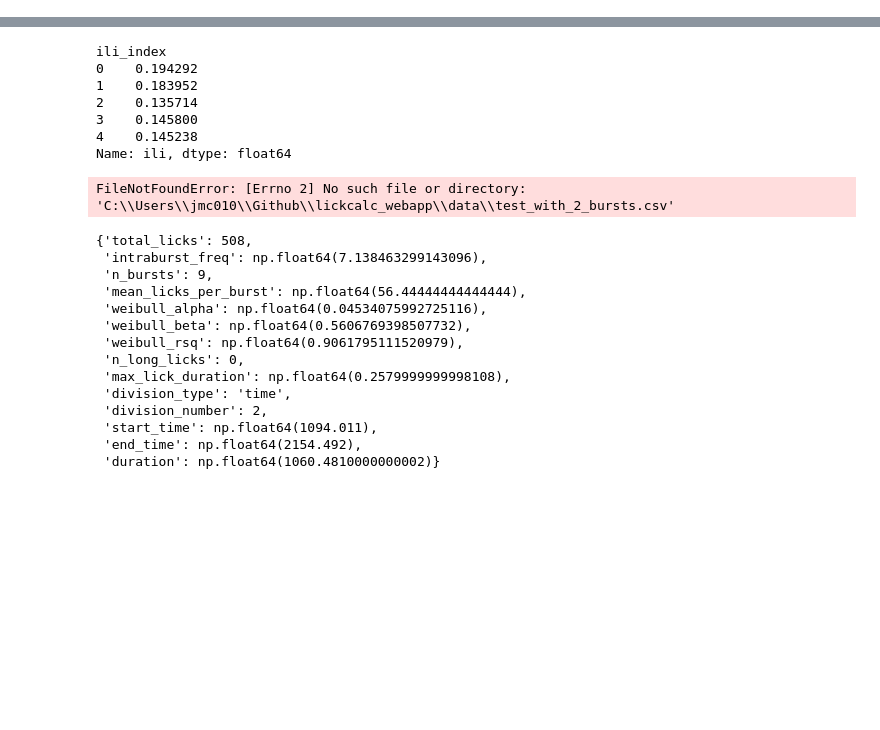
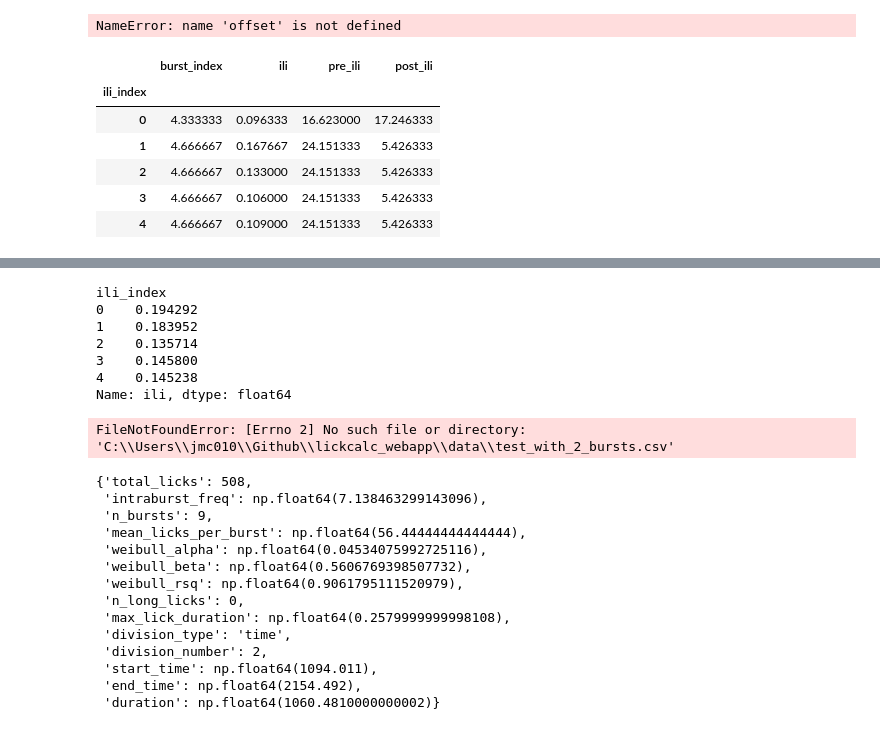
Before and after one commit to mccutcheonlab/trompy, a Jupyter notebook: notebooks/lickcalc modifications.ipynb, the cells around one changed output, grey strips where cells are left out. Cells and saved outputs as stored; diff of their text form; code cells hidden in the pictures; blank space fills up the shorter version.

```diff
--- a/notebooks/lickcalc modifications.ipynb
+++ b/notebooks/lickcalc modifications.ipynb
@@ -29,0 +70,7 @@ lickdata["intraburst_mode"]
+# %%
+L = tp.Lickcalc(licks=onset, burst_threshold=1)
+first_burst_ilis = L.get_first_n_ilis_in_bursts(n_ilis=5,
+                                                #pre_ili=1,
+                                                #min_ili=0.1
+                                                burst_index=50
+                                                )
@@ -29,0 +87,35 @@ lickdata["intraburst_mode"]
+# %%
+offset - onset
+# %% [output]
+NameError: name 'offset' is not defined
+# %%
+burst_df = L.get_ilis_in_bursts()
+# %%
+
+
+(burst_df
+ .query("pre_ili > 4")
+.query("ili > 0.06")
+.query("burst_index < 10")
+.groupby("ili_index")
+.mean()
+.iloc[:5]
+)
+
+
+        # return (burst_df
+        #         .query("pre_ili > @pre_ili")
+        #         .query("ili > @min_ili")
+        #         .groupby("ili_index")
+        #         .mean()
+        #         .iloc[:n_ilis]
+        #         .ili
+        #         )
+# %% [output]
+|  | burst_index | ili | pre_ili | post_ili |
+| ili_index |  |  |  |  |
+| 0 | 4.333333 | 0.096333 | 16.623000 | 17.246333 |
+| 1 | 4.666667 | 0.167667 | 24.151333 | 5.426333 |
+| 2 | 4.666667 | 0.133000 | 24.151333 | 5.426333 |
+| 3 | 4.666667 | 0.106000 | 24.151333 | 5.426333 |
+| 4 | 4.666667 | 0.109000 | 24.151333 | 5.426333 |
```
Also changed, not shown: parts of 9 cells of this notebook, 2 other files.
